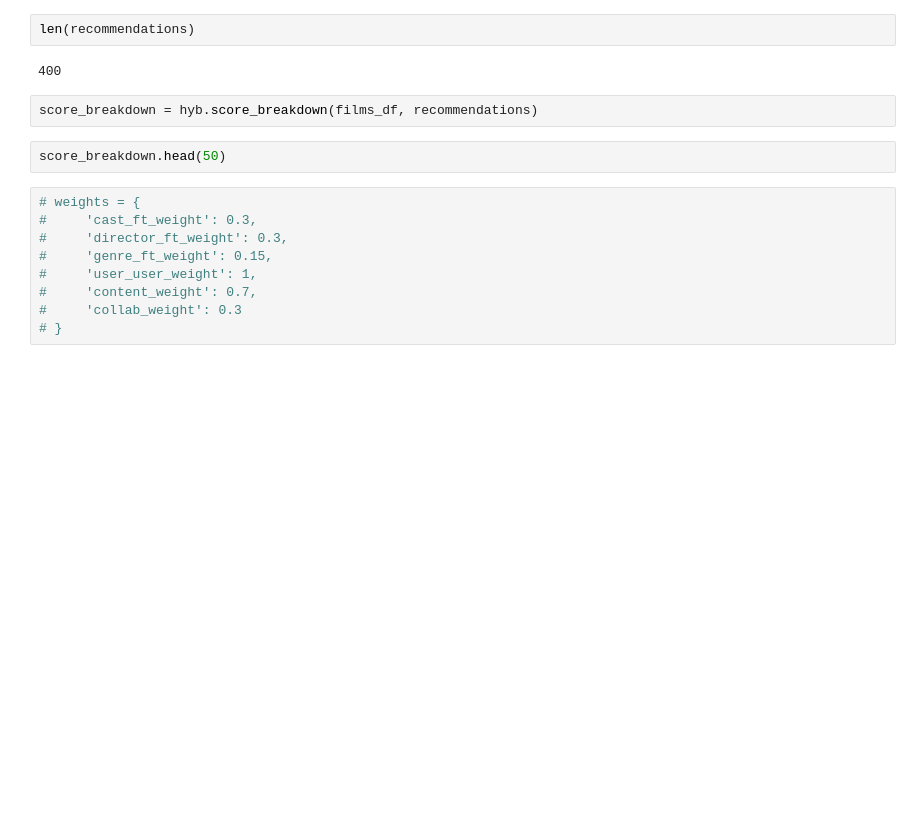
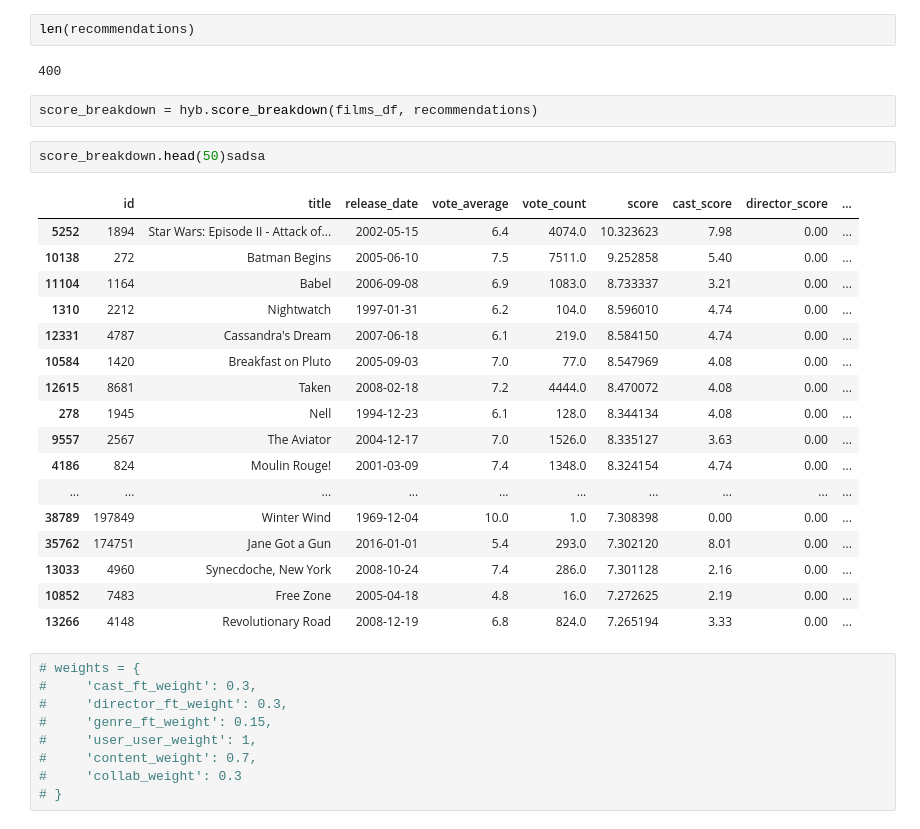
Before and after one commit to Laan33/Rec-Genie, a Jupyter notebook: rec-sys/main.ipynb, the cells around one changed output. Cells and saved outputs as stored; diff of their text form; blank space fills up the shorter version.

```diff
--- a/rec-sys/main.ipynb
+++ b/rec-sys/main.ipynb
@@ -93,7 +109,25 @@ len(recommendations)
 # %%
 score_breakdown = hyb.score_breakdown(films_df, recommendations)
 # %%
-score_breakdown.head(50)
+score_breakdown.head(50)sadsa
+# %% [output]
+|  | id | title | release_date | vote_average | vote_count | score | cast_score | director_score | ... |
+| 5252 | 1894 | Star Wars: Episode II - Attack of... | 2002-05-15 | 6.4 | 4074.0 | 10.323623 | 7.98 | 0.00 | ... |
+| 10138 | 272 | Batman Begins | 2005-06-10 | 7.5 | 7511.0 | 9.252858 | 5.40 | 0.00 | ... |
+| 11104 | 1164 | Babel | 2006-09-08 | 6.9 | 1083.0 | 8.733337 | 3.21 | 0.00 | ... |
+| 1310 | 2212 | Nightwatch | 1997-01-31 | 6.2 | 104.0 | 8.596010 | 4.74 | 0.00 | ... |
+| 12331 | 4787 | Cassandra's Dream | 2007-06-18 | 6.1 | 219.0 | 8.584150 | 4.74 | 0.00 | ... |
+| 10584 | 1420 | Breakfast on Pluto | 2005-09-03 | 7.0 | 77.0 | 8.547969 | 4.08 | 0.00 | ... |
+| 12615 | 8681 | Taken | 2008-02-18 | 7.2 | 4444.0 | 8.470072 | 4.08 | 0.00 | ... |
+| 278 | 1945 | Nell | 1994-12-23 | 6.1 | 128.0 | 8.344134 | 4.08 | 0.00 | ... |
+| 9557 | 2567 | The Aviator | 2004-12-17 | 7.0 | 1526.0 | 8.335127 | 3.63 | 0.00 | ... |
+| 4186 | 824 | Moulin Rouge! | 2001-03-09 | 7.4 | 1348.0 | 8.324154 | 4.74 | 0.00 | ... |
+| ... | ... | ... | ... | ... | ... | ... | ... | ... | ... |
+| 38789 | 197849 | Winter Wind | 1969-12-04 | 10.0 | 1.0 | 7.308398 | 0.00 | 0.00 | ... |
+| 35762 | 174751 | Jane Got a Gun | 2016-01-01 | 5.4 | 293.0 | 7.302120 | 8.01 | 0.00 | ... |
+| 13033 | 4960 | Synecdoche, New York | 2008-10-24 | 7.4 | 286.0 | 7.301128 | 2.16 | 0.00 | ... |
+| 10852 | 7483 | Free Zone | 2005-04-18 | 4.8 | 16.0 | 7.272625 | 2.19 | 0.00 | ... |
+| 13266 | 4148 | Revolutionary Road | 2008-12-19 | 6.8 | 824.0 | 7.265194 | 3.33 | 0.00 | ... |
 # %%
 # weights = {
 #     'cast_ft_weight': 0.3,
```
Also changed, not shown: parts of 6 cells of this notebook, 5 other files.
